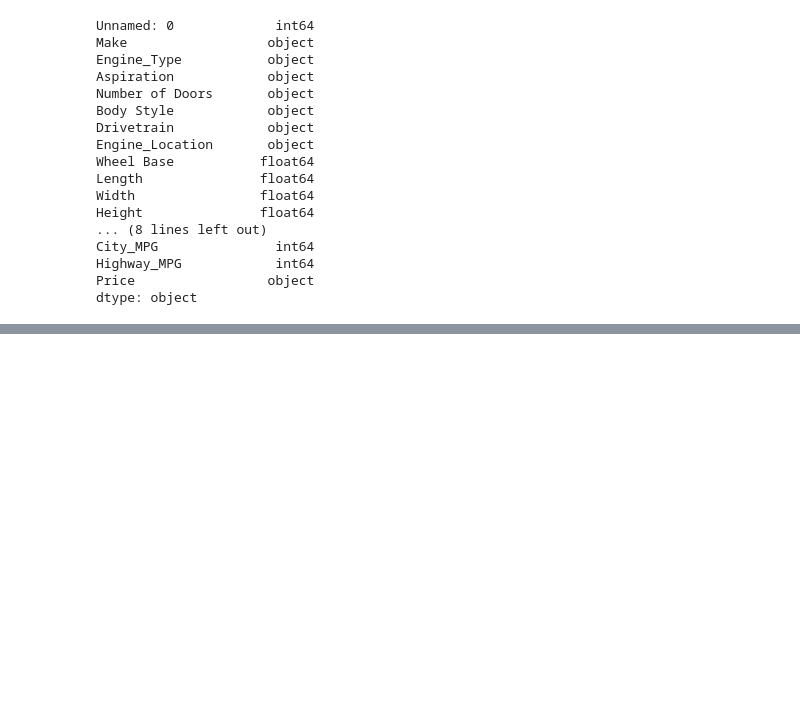
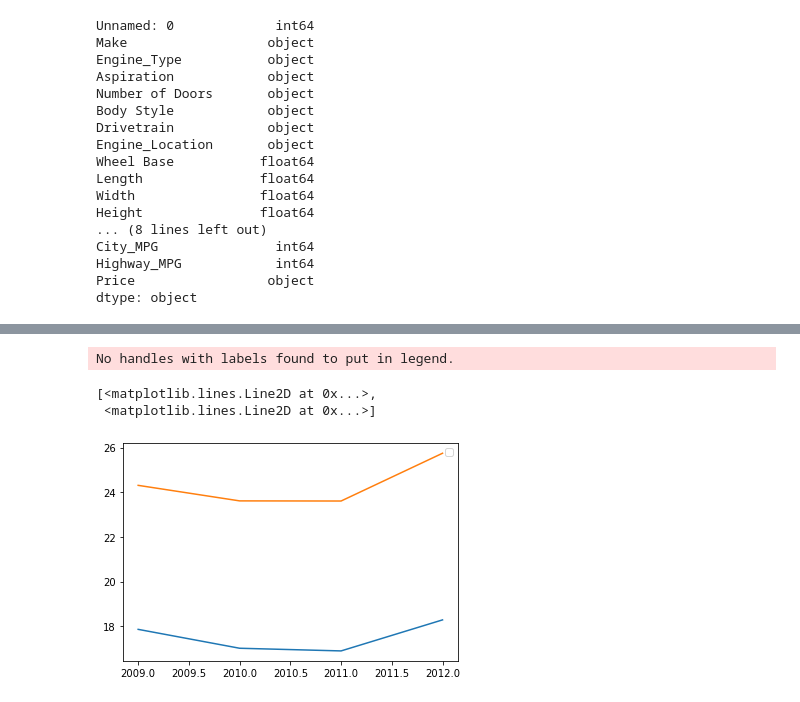
Before and after one commit to allenbra17/JBBP1, a Jupyter notebook: Final Notebook.ipynb, the cells around one changed output, grey strips where cells are left out. Drawn from its saved outputs; the diff is of its cells as text; code cells hidden in the pictures; blank space fills up the shorter version.

```diff
--- a/Final Notebook.ipynb
+++ b/Final Notebook.ipynb
@@ -329,0 +380,8 @@ year_mpg
+# %%
+plt.legend()
+plt.plot(year_mpg)
+# %% [output]
+No handles with labels found to put in legend.
+[<matplotlib.lines.Line2D at 0x...>,
+ <matplotlib.lines.Line2D at 0x...>]
+[figure, added]
```
Also changed, not shown: parts of 18 cells of this notebook, 2 other files.
